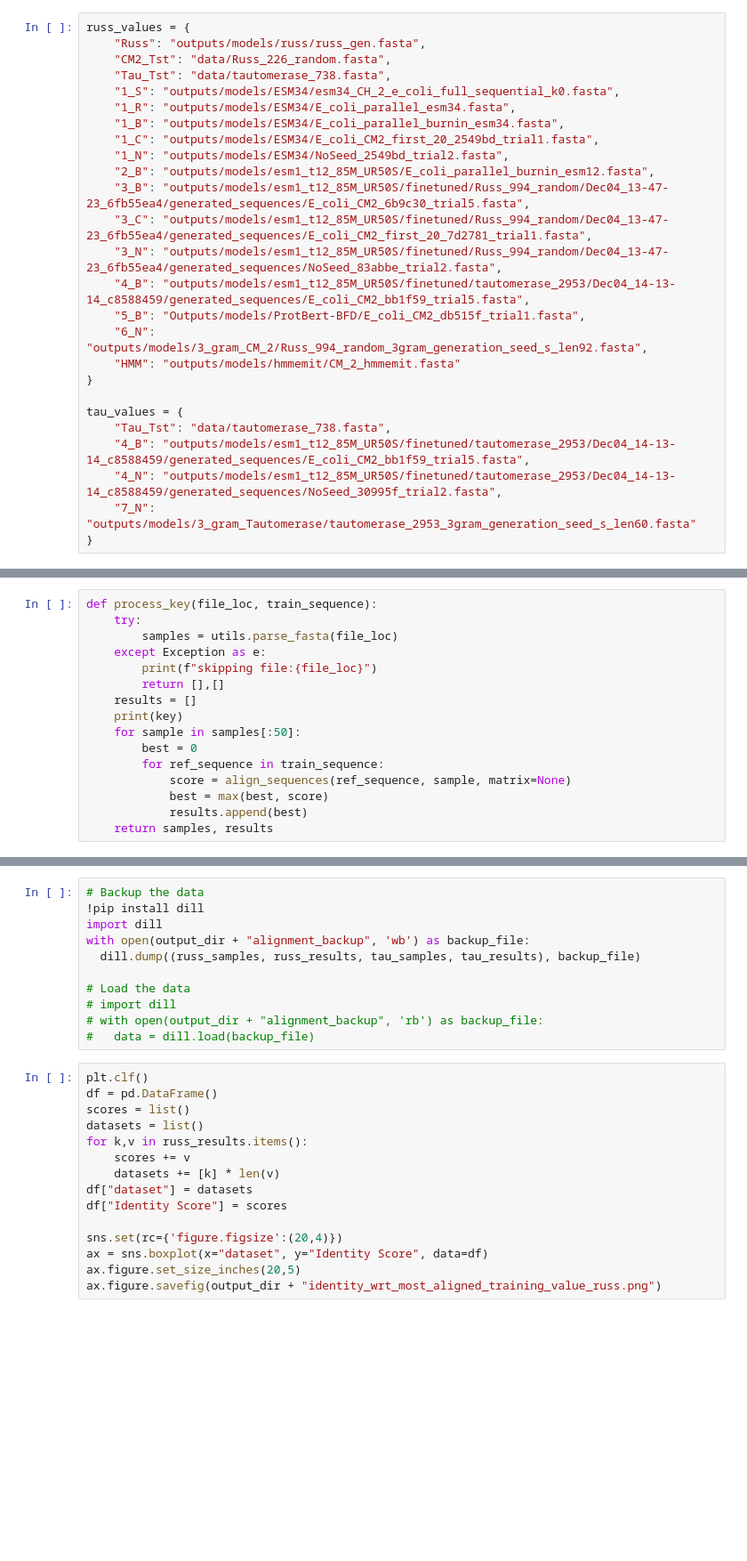
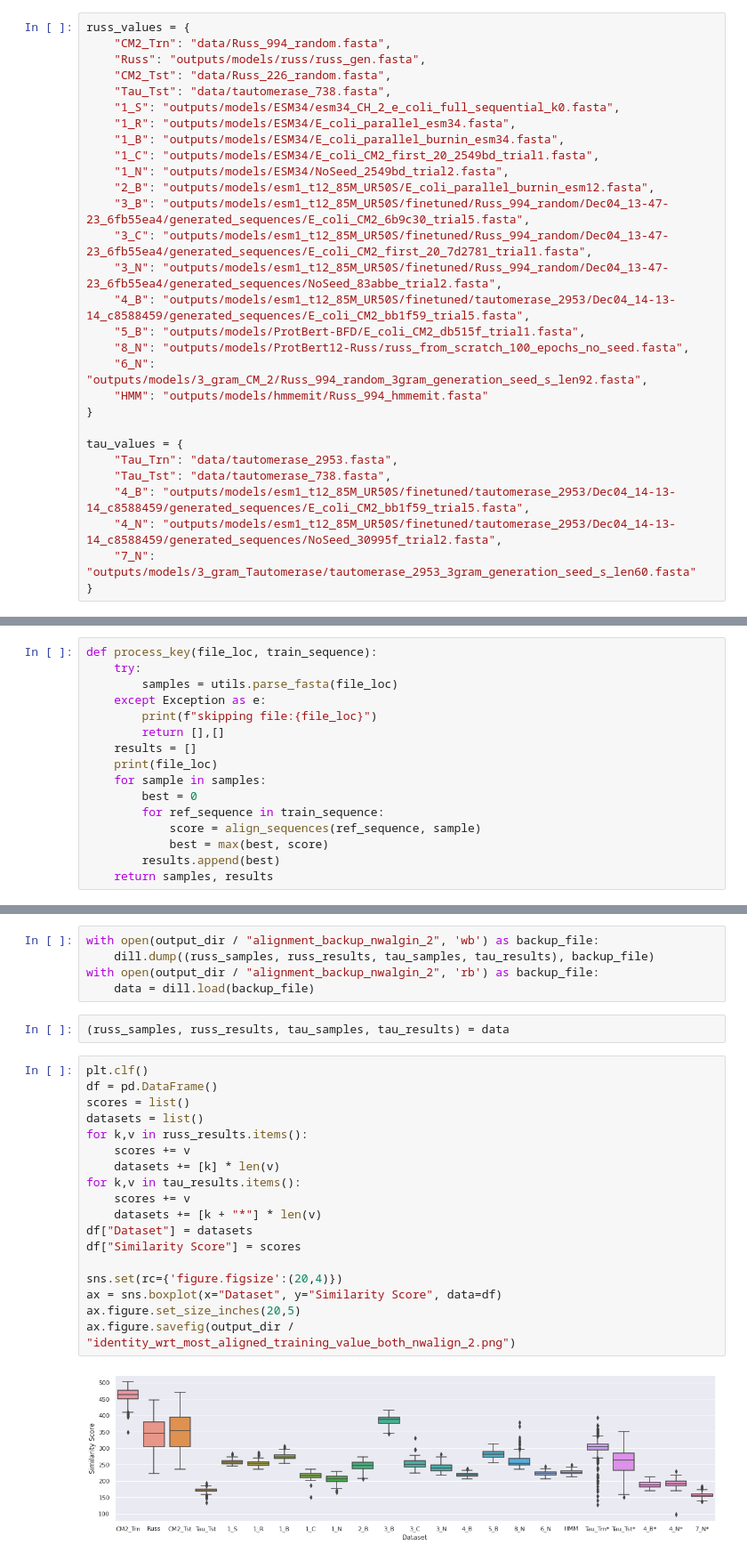
Before and after one commit to seanrjohnson/protein_gibbs_sampler, a Jupyter notebook: src/tasks/evaluation/Align to training data.ipynb, the cells around one changed output, grey strips where cells are left out. Shown at 89% size. Saved outputs shown, nothing was run; the diff lists cells and outputs as text; blank space fills up the shorter version.

```diff
--- a/src/tasks/evaluation/Align to training data.ipynb
+++ b/src/tasks/evaluation/Align to training data.ipynb
@@ -36,5 +52,6 @@ def align_sequences(sequenceA, sequenceB, print_alignment=False, matrix="BLOSUM9
 # %%
 russ_values = {
+    "CM2_Trn": "data/Russ_994_random.fasta",
     "Russ": "outputs/models/russ/russ_gen.fasta",
     "CM2_Tst": "data/Russ_226_random.fasta",
     "Tau_Tst": "data/tautomerase_738.fasta",
@@ -48,12 +65,14 @@ russ_values = {
     "3_C": "outputs/models/esm1_t12_85M_UR50S/finetuned/Russ_994_random/Dec04_13-47-23_6fb55ea4/generated_sequences/E_coli_CM2_first_20_7d2781_trial1.fasta",
     "3_N": "outputs/models/esm1_t12_85M_UR50S/finetuned/Russ_994_random/Dec04_13-47-23_6fb55ea4/generated_sequences/NoSeed_83abbe_trial2.fasta",
     "4_B": "outputs/models/esm1_t12_85M_UR50S/finetuned/tautomerase_2953/Dec04_14-13-14_c8588459/generated_sequences/E_coli_CM2_bb1f59_trial5.fasta",
-    "5_B": "Outputs/models/ProtBert-BFD/E_coli_CM2_db515f_trial1.fasta",
+    "5_B": "outputs/models/ProtBert-BFD/E_coli_CM2_db515f_trial1.fasta",
+    "8_N": "outputs/models/ProtBert12-Russ/russ_from_scratch_100_epochs_no_seed.fasta",
     "6_N": "outputs/models/3_gram_CM_2/Russ_994_random_3gram_generation_seed_s_len92.fasta",
-    "HMM": "outputs/models/hmmemit/CM_2_hmmemit.fasta"
+    "HMM": "outputs/models/hmmemit/Russ_994_hmmemit.fasta"
 }
 
 tau_values = {
+    "Tau_Trn": "data/tautomerase_2953.fasta",
     "Tau_Tst": "data/tautomerase_738.fasta",
     "4_B": "outputs/models/esm1_t12_85M_UR50S/finetuned/tautomerase_2953/Dec04_14-13-14_c8588459/generated_sequences/E_coli_CM2_bb1f59_trial5.fasta",
     "4_N": "outputs/models/esm1_t12_85M_UR50S/finetuned/tautomerase_2953/Dec04_14-13-14_c8588459/generated_sequences/NoSeed_30995f_trial2.fasta",
@@ -69,12 +86,12 @@ def process_key(file_loc, train_sequence):
         print(f"skipping file:{file_loc}")
         return [],[]
     results = []
-    print(key)
-    for sample in samples[:50]:
+    print(file_loc)
+    for sample in samples:
         best = 0
         for ref_sequence in train_sequence:
-            score = align_sequences(ref_sequence, sample, matrix=None)
+            score = align_sequences(ref_sequence, sample)
             best = max(best, score)
-            results.append(best)
+        results.append(best)
     return samples, results
 # %%
@@ -102,26 +115,27 @@ tau_results.keys()
 # %%
-# Backup the data
-!pip install dill
-import dill
-with open(output_dir + "alignment_backup", 'wb') as backup_file:
-  dill.dump((russ_samples, russ_results, tau_samples, tau_results), backup_file)
-
-# Load the data
-# import dill
-# with open(output_dir + "alignment_backup", 'rb') as backup_file:
-#   data = dill.load(backup_file)
+with open(output_dir / "alignment_backup_nwalgin_2", 'wb') as backup_file:
+    dill.dump((russ_samples, russ_results, tau_samples, tau_results), backup_file)
+with open(output_dir / "alignment_backup_nwalgin_2", 'rb') as backup_file:
+    data = dill.load(backup_file)
+# %%
+(russ_samples, russ_results, tau_samples, tau_results) = data
 # %%
 plt.clf()
 df = pd.DataFrame()
 scores = list()
 datasets = list()
 for k,v in russ_results.items():
     scores += v
     datasets += [k] * len(v)
-df["dataset"] = datasets
-df["Identity Score"] = scores
+for k,v in tau_results.items():
+    scores += v
+    datasets += [k + "*"] * len(v)
+df["Dataset"] = datasets
+df["Similarity Score"] = scores
 
 sns.set(rc={'figure.figsize':(20,4)})
-ax = sns.boxplot(x="dataset", y="Identity Score", data=df)
+ax = sns.boxplot(x="Dataset", y="Similarity Score", data=df)
 ax.figure.set_size_inches(20,5)
-ax.figure.savefig(output_dir + "identity_wrt_most_aligned_training_value_russ.png")
+ax.figure.savefig(output_dir / "identity_wrt_most_aligned_training_value_both_nwalign_2.png")
+# %% [output]
+[figure, added]
```
Also changed, not shown: parts of 13 cells of this notebook, 18 other files.
